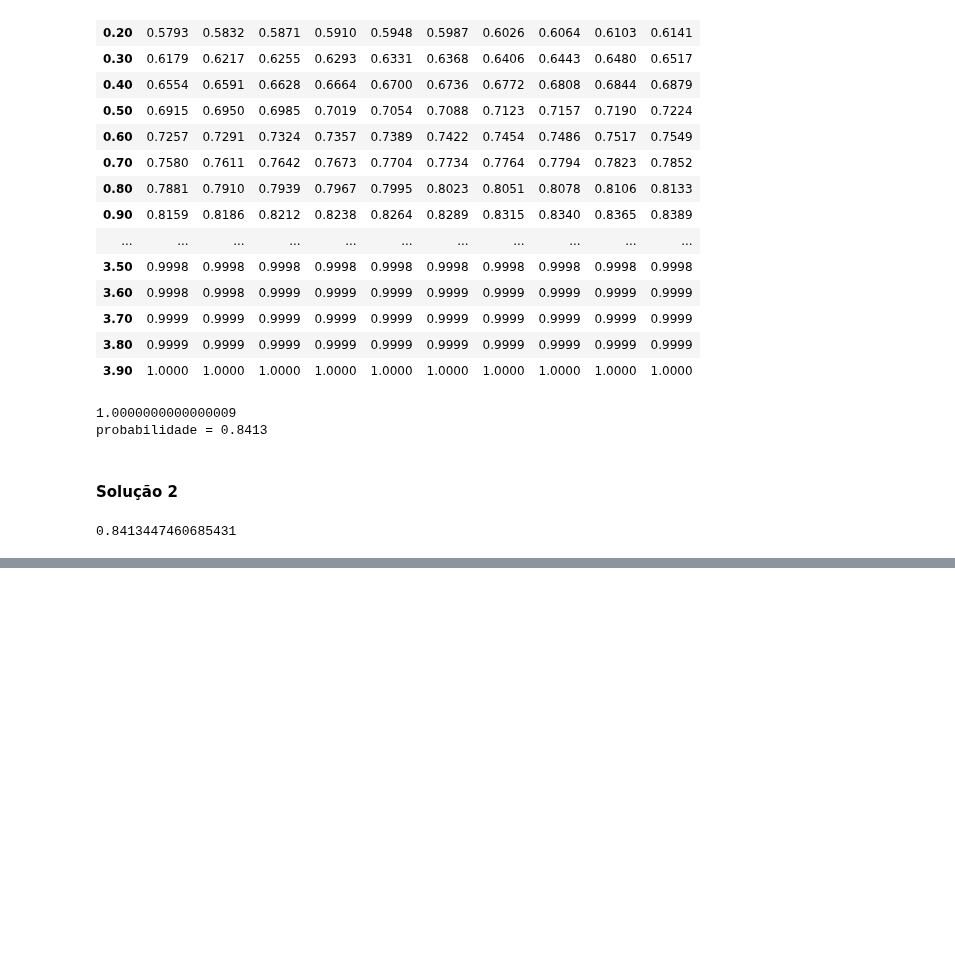
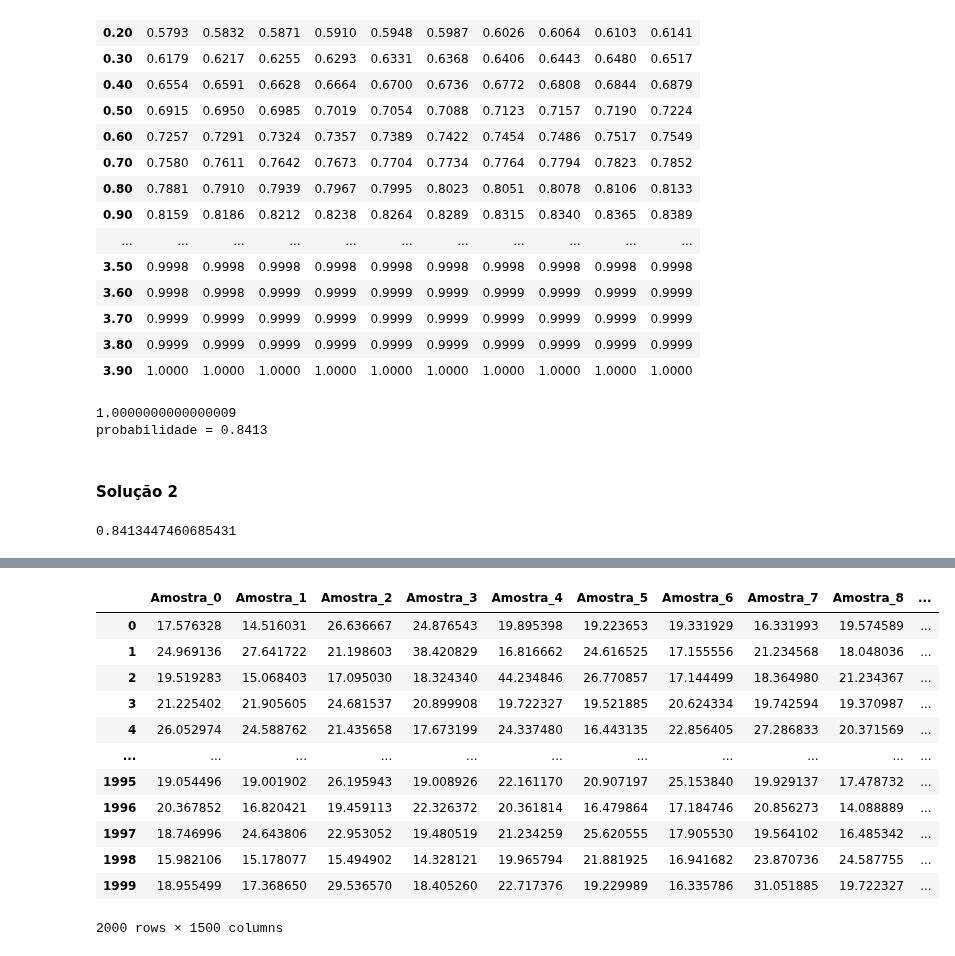
Before and after one commit to GuilhermeRuy97/BootcampDataScience, a Jupyter notebook: resumo_estatistica.ipynb, the cells around one changed output, grey strips where cells are left out. Saved outputs shown, nothing was run; the diff lists cells and outputs as text; code cells hidden in the pictures; blank space fills up the shorter version.

```diff
--- a/resumo_estatistica.ipynb
+++ b/resumo_estatistica.ipynb
@@ -314,0 +361,26 @@ print(probabilidade)
+# %%
+#Criando a amostra de 1500 amostras de 2000 elementos
+
+n = 2000
+total_de_amostras = 1500
+amostras = pd.DataFrame()
+for i in range(total_de_amostras):
+  _ = dados.IMC.sample(n)
+  _.index = range(0, len(_))
+  amostras['Amostra_' + str(i)] = _
+
+amostras
+# %% [output]
+|  | Amostra_0 | Amostra_1 | Amostra_2 | Amostra_3 | Amostra_4 | Amostra_5 | Amostra_6 | Amostra_7 | Amostra_8 | ... |
+| 0 | 17.576328 | 14.516031 | 26.636667 | 24.876543 | 19.895398 | 19.223653 | 19.331929 | 16.331993 | 19.574589 | ... |
+| 1 | 24.969136 | 27.641722 | 21.198603 | 38.420829 | 16.816662 | 24.616525 | 17.155556 | 21.234568 | 18.048036 | ... |
+| 2 | 19.519283 | 15.068403 | 17.095030 | 18.324340 | 44.234846 | 26.770857 | 17.144499 | 18.364980 | 21.234367 | ... |
+| 3 | 21.225402 | 21.905605 | 24.681537 | 20.899908 | 19.722327 | 19.521885 | 20.624334 | 19.742594 | 19.370987 | ... |
+| 4 | 26.052974 | 24.588762 | 21.435658 | 17.673199 | 24.337480 | 16.443135 | 22.856405 | 27.286833 | 20.371569 | ... |
+| ... | ... | ... | ... | ... | ... | ... | ... | ... | ... | ... |
+| 1995 | 19.054496 | 19.001902 | 26.195943 | 19.008926 | 22.161170 | 20.907197 | 25.153840 | 19.929137 | 17.478732 | ... |
+| 1996 | 20.367852 | 16.820421 | 19.459113 | 22.326372 | 20.361814 | 16.479864 | 17.184746 | 20.856273 | 14.088889 | ... |
+| 1997 | 18.746996 | 24.643806 | 22.953052 | 19.480519 | 21.234259 | 25.620555 | 17.905530 | 19.564102 | 16.485342 | ... |
+| 1998 | 15.982106 | 15.178077 | 15.494902 | 14.328121 | 19.965794 | 21.881925 | 16.941682 | 23.870736 | 24.587755 | ... |
+| 1999 | 18.955499 | 17.368650 | 29.536570 | 18.405260 | 22.717376 | 19.229989 | 16.335786 | 31.051885 | 19.722327 | ... |
+2000 rows × 1500 columns
```
Also changed, not shown: parts of 13 cells of this notebook.
